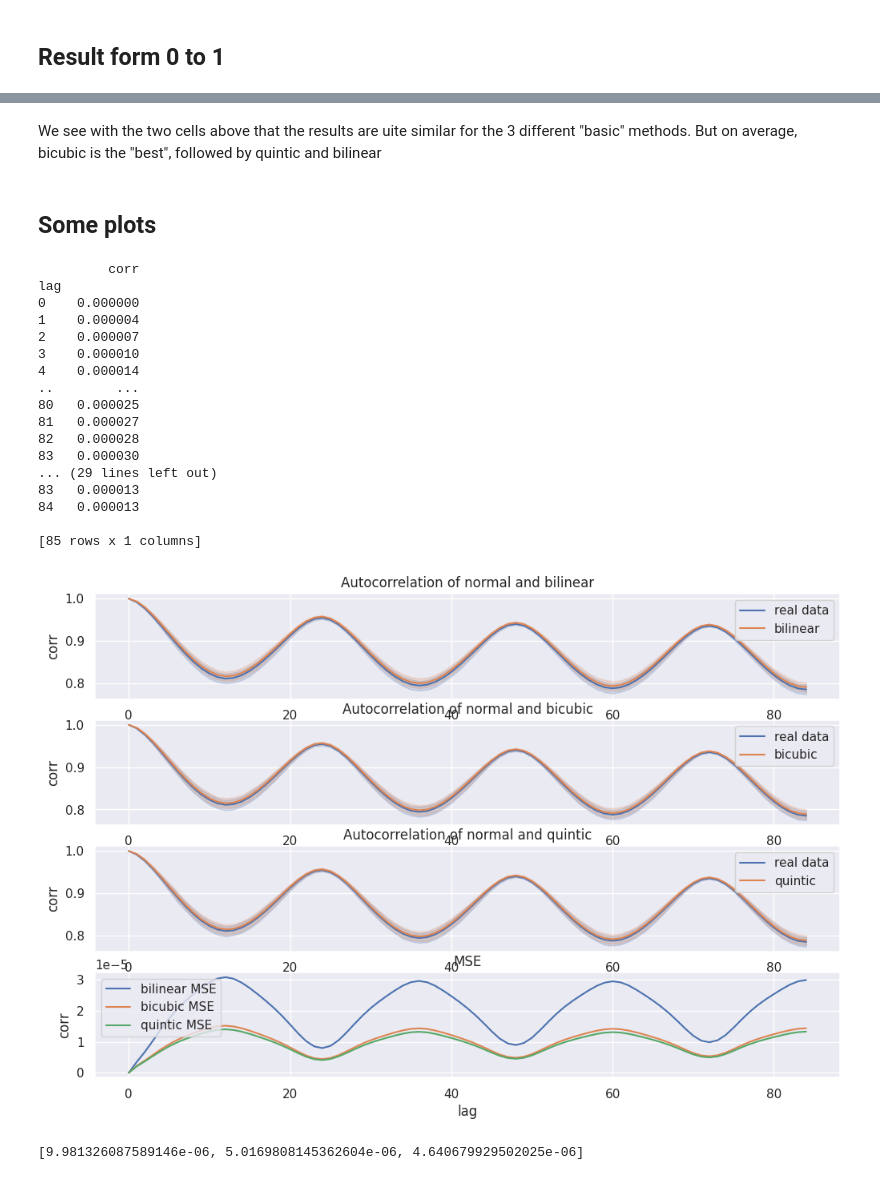
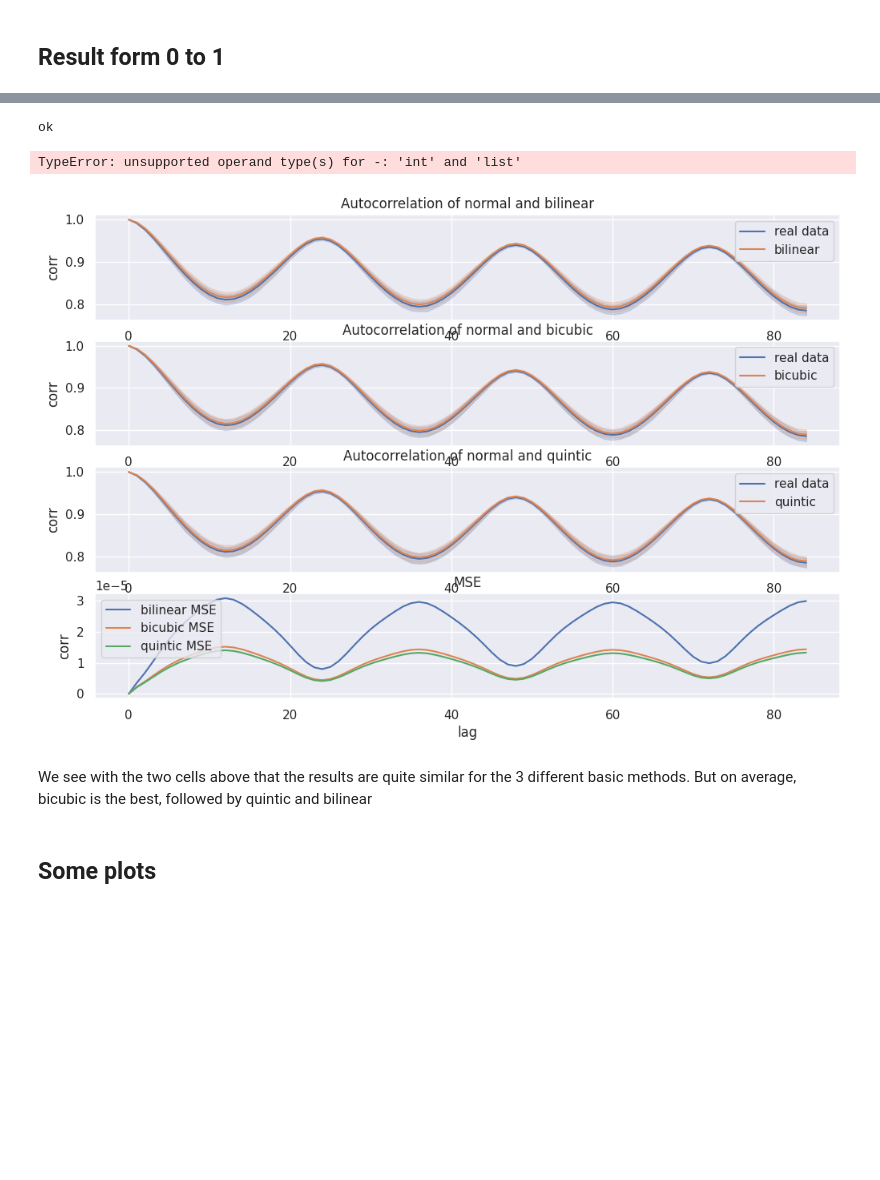
Before and after one commit to LeoMicollet/Downscaling_CM, a Jupyter notebook: dev/Performance.ipynb, the cells around one changed output, grey strips where cells are left out. Saved outputs shown, nothing was run; the diff lists cells and outputs as text; code cells hidden in the pictures; blank space fills up the shorter version.

```diff
--- a/dev/Performance.ipynb
+++ b/dev/Performance.ipynb
@@ -159,0 +163,6 @@ ds.mean(axis=1)
+# %%
+ds = results.get_results(week_2km, methods, ["bilinear", "bicubic", "quintic"], 1, 'T_2M')
+# %% [output]
+ok
+TypeError: unsupported operand type(s) for -: 'int' and 'list'
+[figure, added]
@@ -160,29 +171,4 @@ ds.mean(axis=1)
 # %% [markdown]
-We see with the two cells above that the results are uite similar for the 3 different "basic" methods. But on average, bicubic is the "best", followed by quintic and bilinear
+We see with the two cells above that the results are quite similar for the 3 different basic methods. But on average, bicubic is the best, followed by quintic and bilinear
 # %% [markdown]
 ## Some plots
-# %%
-diff = results.compare_corr(week_2km, methods, ["bilinear", "bicubic", "quintic"], "time", 84, 1)
-# %% [output]
-         corr
-lag
-0    0.000000
-1    0.000004
-2    0.000007
-3    0.000010
-4    0.000014
-..        ...
-80   0.000025
-81   0.000027
-82   0.000028
-83   0.000030
-... (29 lines left out)
-83   0.000013
-84   0.000013
-
-[85 rows x 1 columns]
-[figure, removed]
-# %%
-diff
-# %% [output]
-[9.981326087589146e-06, 5.0169808145362604e-06, 4.640679929502025e-06]
```
Also changed, not shown: parts of 4 cells of this notebook.
